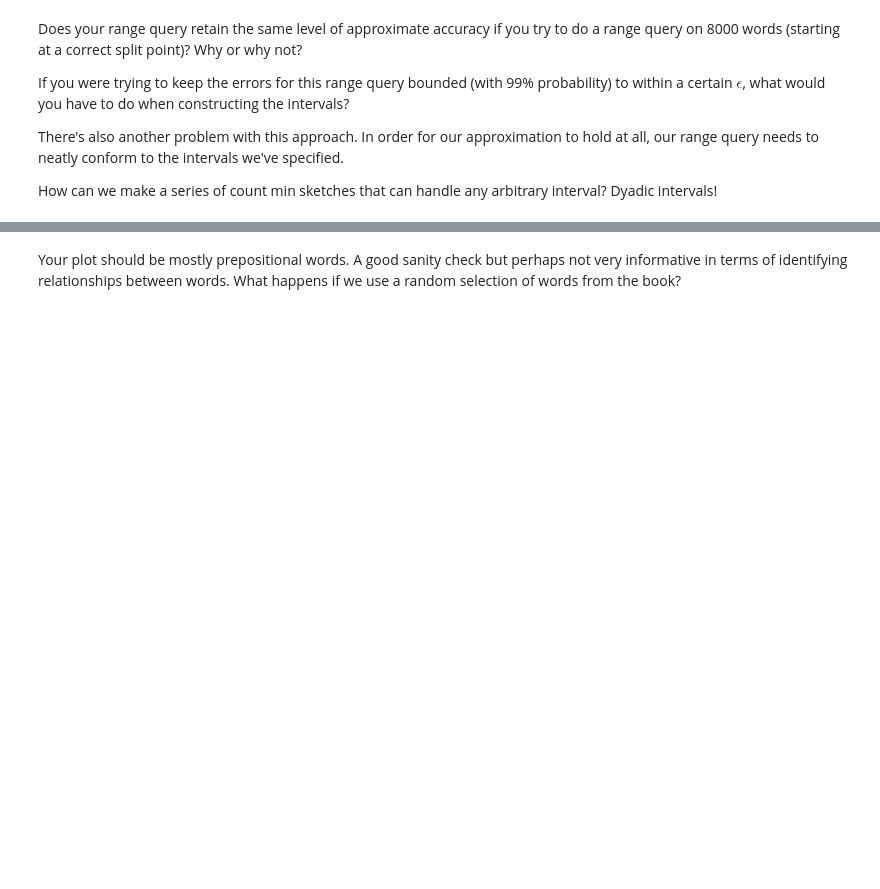
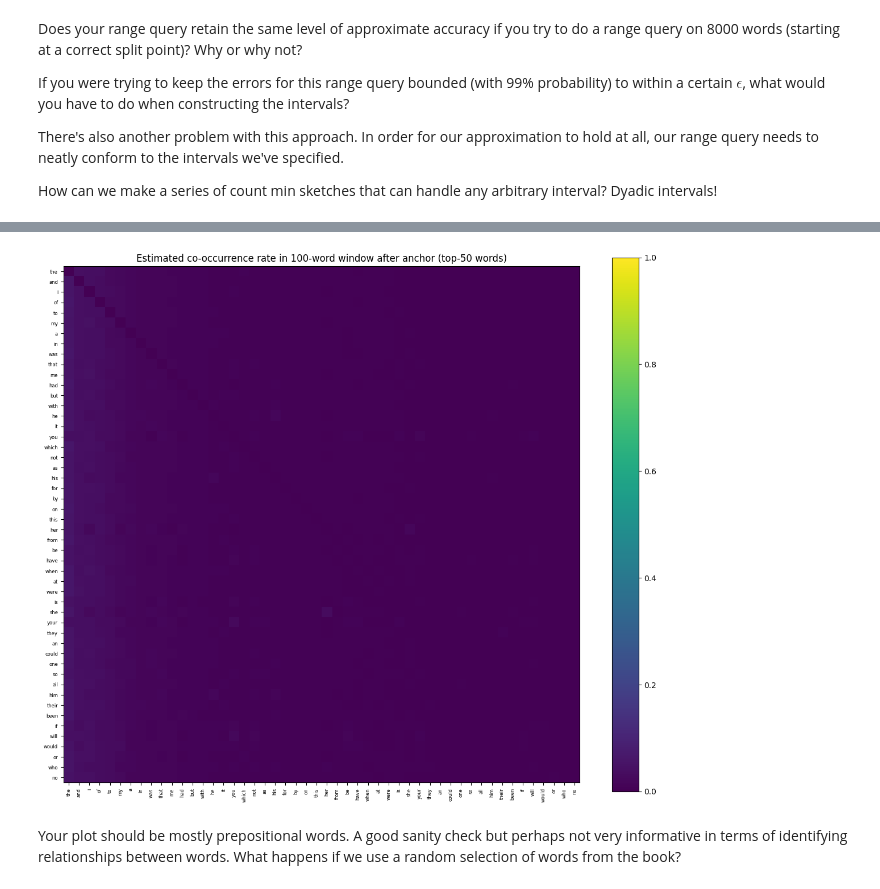
Before and after one commit to loganngarcia/bax423, a Jupyter notebook: homework 2/RangeQueryText.ipynb, the cells around one changed output, grey strips where cells are left out. Drawn from its saved outputs; the diff is of its cells as text; code cells hidden in the pictures; blank space fills up the shorter version.

```diff
--- a/homework 2/RangeQueryText.ipynb
+++ b/homework 2/RangeQueryText.ipynb
@@ -19,0 +16,20 @@ with open(FRANKPATH,"r") as f:
+# %%
+FRANKPATH = str(Path.cwd() / "DataFiles" / "Frankenstein.txt")
+with open(FRANKPATH, "r", encoding="utf-8", errors="ignore") as f:
+    frankenstein = f.read()
+
+# Hyperparameter: words per interval.
+interval_words = 4000
+
+clean_text = frankenstein.lower()
+clean_text = re.sub(r"[^a-z\s]", " ", clean_text)
+tokens = re.findall(r"[a-z]+", clean_text)
+
+intervals = [
+    tokens[i : i + interval_words]
+    for i in range(0, len(tokens), interval_words)
+]
+
+print(f"Total words: {len(tokens):,}")
+print(f"Interval size (words): {interval_words:,}")
+print(f"Number of intervals: {len(intervals):,}")
@@ -299,2 +343,29 @@ import matplotlib.pyplot as plt
+# %%
+from collections import Counter
+
+top50 = [w for w, _ in Counter(tokens).most_common(50)]
+anchors = top50
+others = top50
+mat = np.zeros((len(anchors), len(others)))
+for i, a in enumerate(anchors):
+    na = max(1, tokens.count(a))
+    for j, o in enumerate(others):
+        if i == j:
+            continue
+        tot = estimate_from_anchor_positions(a, o, k=100)["total_related_estimate_over_all_anchor_windows"]
+        mat[i, j] = tot / (na * 100.0)
+
+fig, ax = plt.subplots(figsize=(12, 10))
+im = ax.imshow(mat, vmin=0, vmax=1, cmap="viridis")
+ax.set_xticks(range(len(others)))
+ax.set_xticklabels(others, rotation=90, fontsize=6)
+ax.set_yticks(range(len(anchors)))
+ax.set_yticklabels(anchors, fontsize=6)
+ax.set_title("Estimated co-occurrence rate in 100-word window after anchor (top-50 words)")
+fig.colorbar(im, ax=ax)
+plt.tight_layout()
+plt.show()
+# %% [output]
+[figure, added]
 # %% [markdown]
 Your plot should be mostly prepositional words. A good sanity check but perhaps not very informative in terms of identifying relationships between words. What happens if we use a random selection of words from the book?
```
Also changed, not shown: parts of 10 cells of this notebook, 12 other files.
